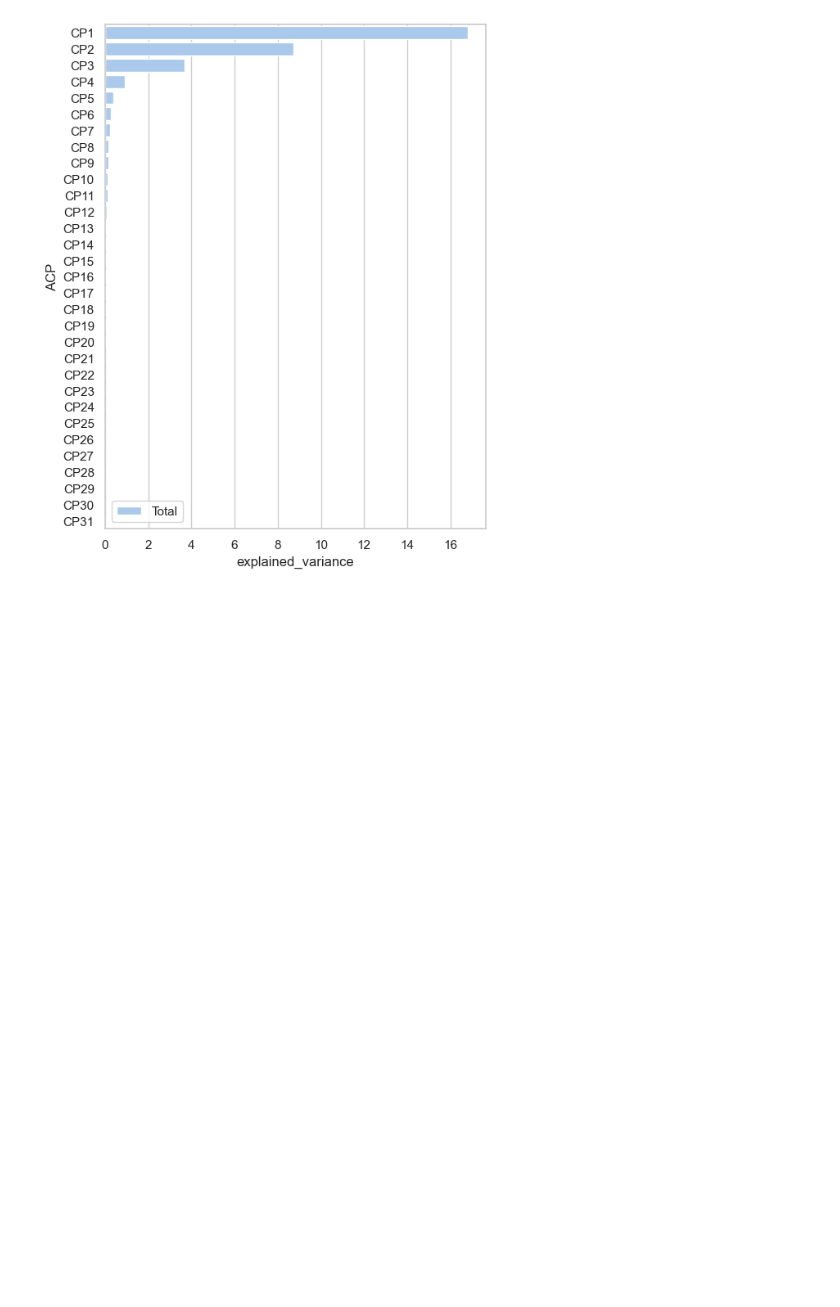
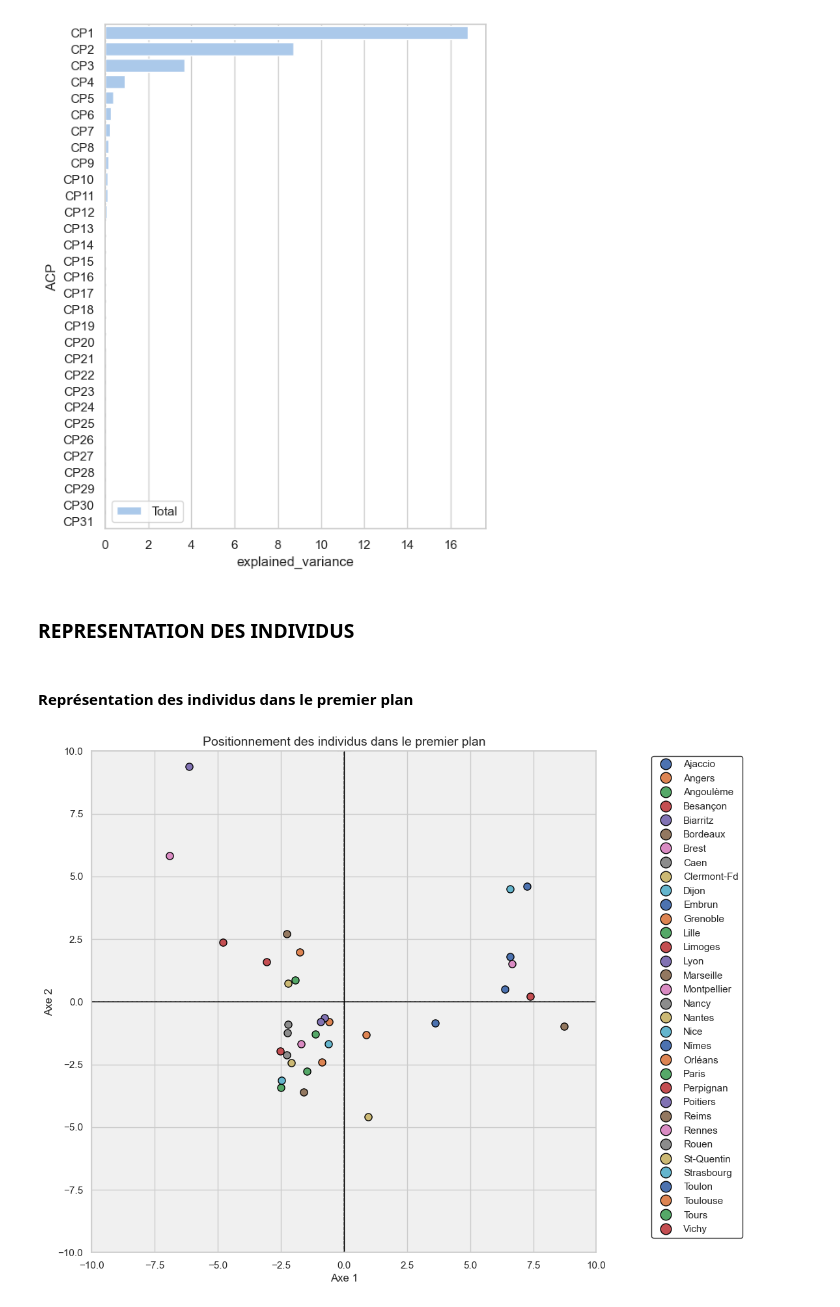
Before and after one commit to Asmaa213/ACP_Typologie_Villes, a Jupyter notebook: acp.ipynb, the cells around one changed output. Drawn from its saved outputs; the diff is of its cells as text; code cells hidden in the pictures; blank space fills up the shorter version.

Commit message:
REPRESENTATION DES INDIVIDUS

```diff
--- a/acp.ipynb
+++ b/acp.ipynb
@@ -131,3 +131,41 @@ sns.barplot(x='explained_variance', y="ACP", data=df_acp,
 # %% [output]
 <Axes: xlabel='explained_variance', ylabel='ACP'>
 [figure]
+# %% [markdown]
+<h3>REPRESENTATION DES INDIVIDUS</h3>
+# %% [markdown]
+<h4>Représentation des individus dans le premier plan</h4>
+# %%
+# Positionnement des individus dans le premier plan
+fig, axes = plt.subplots(figsize=(10, 10))
+axes.set_xlim(-10, 10)
+axes.set_ylim(-10, 10)
+
+# Ajouter un fond coloré pour le graphique
+axes.set_facecolor('#f0f0f0')
+
+# Ajouter des cercles pour mettre en évidence les individus
+for i, (x, y) in enumerate(zip(coord[:, 0], coord[:, 1])):
+    axes.plot(x, y, 'o', markersize=8, label=data.index[i], markeredgecolor='black', markeredgewidth=1)
+
+# Ajouter des axes avec des flèches
+axes.arrow(0, -10, 0, 20, head_width=0.5, head_length=1, fc='gray', ec='gray', linestyle='dashed')
+axes.arrow(-10, 0, 20, 0, head_width=0.5, head_length=1, fc='gray', ec='gray', linestyle='dashed')
+
+# Ajouter des lignes d'axe
+axes.axhline(0, color='black', linestyle='-', linewidth=1)
+axes.axvline(0, color='black', linestyle='-', linewidth=1)
+
+# Ajouter une légende pour les individus
+axes.legend(loc='upper right', bbox_to_anchor=(1.3, 1), markerscale=1.5, frameon=True, edgecolor='black')
+
+# Titres et labels
+axes.set_title("Positionnement des individus dans le premier plan", fontsize=14)
+axes.set_xlabel("Axe 1", fontsize=12)
+axes.set_ylabel("Axe 2", fontsize=12)
+
+# Affichage du graphique
+plt.grid(True)
+plt.show()
+# %% [output]
+[figure, added]
```
Also changed, not shown: parts of 4 cells of this notebook.
